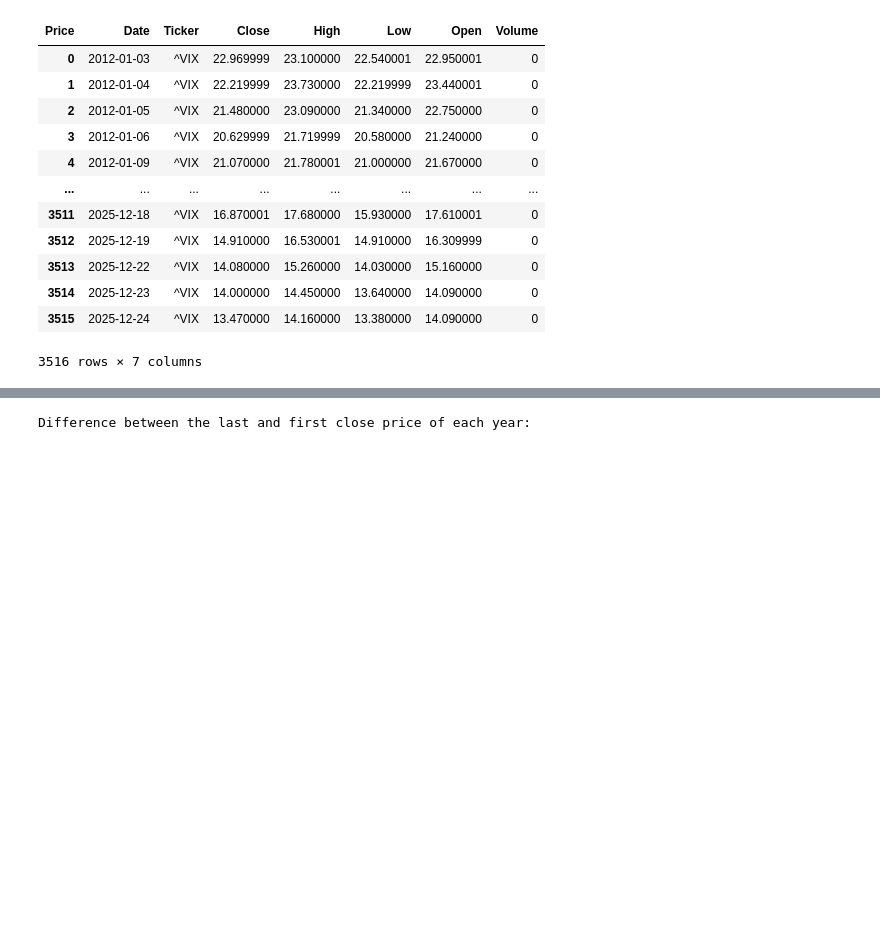
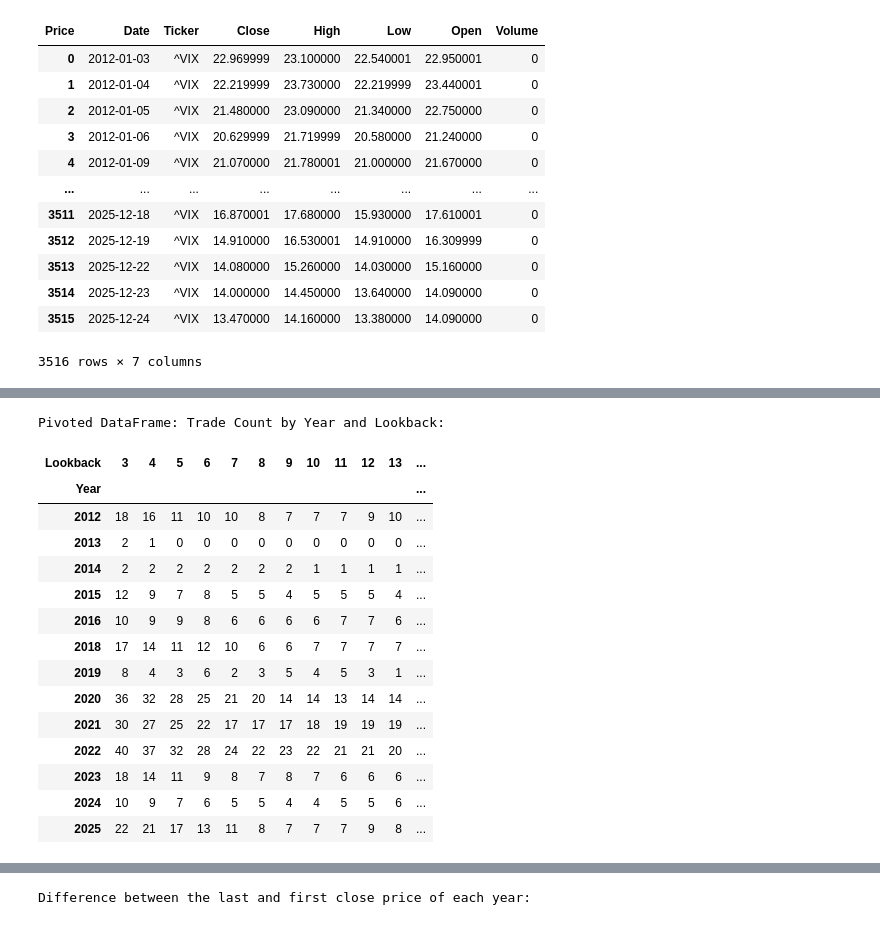
Before and after one commit to jhenningsen/Equity_Analysis, a Jupyter notebook: SMA_Short_VIX_Adjust.ipynb, the cells around one changed output, grey strips where cells are left out. Cells and saved outputs as stored; diff of their text form; code cells hidden in the pictures; blank space fills up the shorter version.

```diff
--- a/SMA_Short_VIX_Adjust.ipynb
+++ b/SMA_Short_VIX_Adjust.ipynb
@@ -201,0 +215,33 @@ DataFrame with Simple Moving Average analysis for different lookback values:
+# %%
+# 1. Pivot the DataFrame using 'Trade_Count' as the values
+pivoted_trade_results = all_sma_results.pivot(
+    index='Year',
+    columns='Lookback',
+    values='Trade_Count'
+)
+
+# 2. Fill missing values with 0 AND convert to integer
+# .astype(int) ensures the counts are displayed as whole numbers (e.g., 5 instead of 5.0)
+pivoted_trade_results = pivoted_trade_results.fillna(0).astype(int)
+
+# 3. Display the results
+print("Pivoted DataFrame: Trade Count by Year and Lookback:")
+
+display(pivoted_trade_results)
+# %% [output]
+Pivoted DataFrame: Trade Count by Year and Lookback:
+| Lookback | 3 | 4 | 5 | 6 | 7 | 8 | 9 | 10 | 11 | 12 | 13 | ... |
+| Year |  |  |  |  |  |  |  |  |  |  |  | ... |
+| 2012 | 18 | 16 | 11 | 10 | 10 | 8 | 7 | 7 | 7 | 9 | 10 | ... |
+| 2013 | 2 | 1 | 0 | 0 | 0 | 0 | 0 | 0 | 0 | 0 | 0 | ... |
+| 2014 | 2 | 2 | 2 | 2 | 2 | 2 | 2 | 1 | 1 | 1 | 1 | ... |
+| 2015 | 12 | 9 | 7 | 8 | 5 | 5 | 4 | 5 | 5 | 5 | 4 | ... |
+| 2016 | 10 | 9 | 9 | 8 | 6 | 6 | 6 | 6 | 7 | 7 | 6 | ... |
+| 2018 | 17 | 14 | 11 | 12 | 10 | 6 | 6 | 7 | 7 | 7 | 7 | ... |
+| 2019 | 8 | 4 | 3 | 6 | 2 | 3 | 5 | 4 | 5 | 3 | 1 | ... |
+| 2020 | 36 | 32 | 28 | 25 | 21 | 20 | 14 | 14 | 13 | 14 | 14 | ... |
+| 2021 | 30 | 27 | 25 | 22 | 17 | 17 | 17 | 18 | 19 | 19 | 19 | ... |
+| 2022 | 40 | 37 | 32 | 28 | 24 | 22 | 23 | 22 | 21 | 21 | 20 | ... |
+| 2023 | 18 | 14 | 11 | 9 | 8 | 7 | 8 | 7 | 6 | 6 | 6 | ... |
+| 2024 | 10 | 9 | 7 | 6 | 5 | 5 | 4 | 4 | 5 | 5 | 6 | ... |
+| 2025 | 22 | 21 | 17 | 13 | 11 | 8 | 7 | 7 | 7 | 9 | 8 | ... |
```
Also changed, not shown: parts of 7 cells of this notebook.
